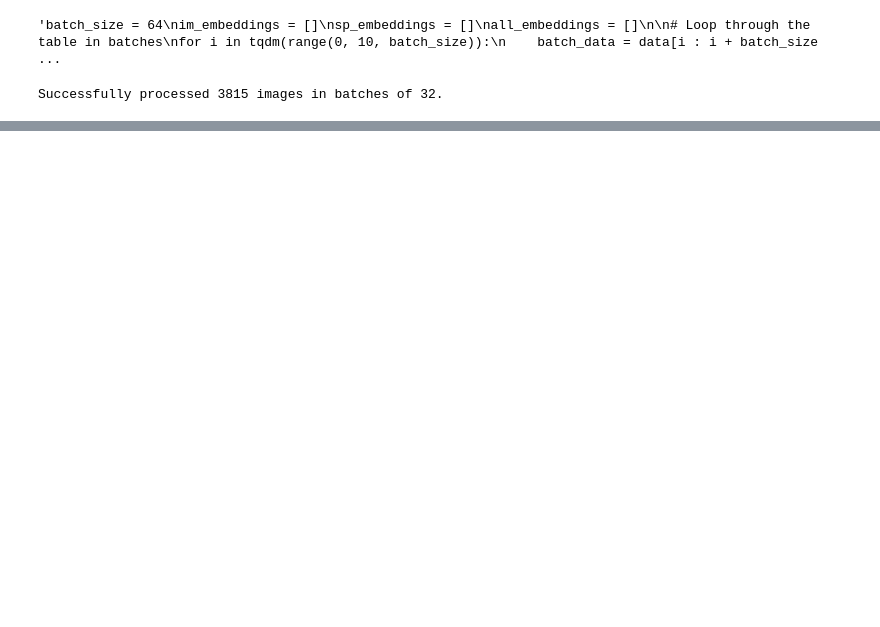
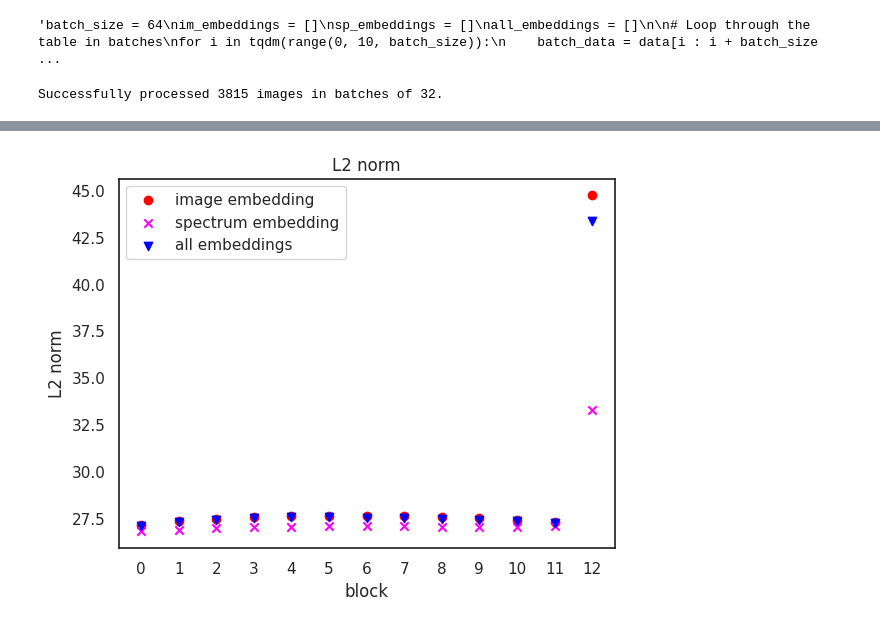
Before and after one commit to auggiemarignier/windycity, a Jupyter notebook: aion_tutorial.ipynb, the cells around one changed output, grey strips where cells are left out. Drawn from its saved outputs; the diff is of its cells as text; code cells hidden in the pictures; blank space fills up the shorter version.

```diff
--- a/aion_tutorial.ipynb
+++ b/aion_tutorial.ipynb
@@ -231,0 +241,16 @@ plt.show()
+# %%
+
+
+plt.figure()
+plt.scatter(range(num_blocks+1), im_embeddings_L2, color = "red", label = "image embedding")
+plt.scatter(range(num_blocks+1), sp_embeddings_L2, color = "magenta", label = "spectrum embedding", marker = "x")
+plt.scatter(range(num_blocks+1), all_embeddings_L2, color = "blue", label = "all embeddings", marker = "v")
+plt.xticks(range(num_blocks+1))
+
+plt.legend()
+plt.xlabel("block")
+plt.ylabel("L2 norm")
+plt.title("L2 norm")
+plt.show()
+# %% [output]
+[figure, added]
```
Also changed, not shown: parts of 3 cells of this notebook.
